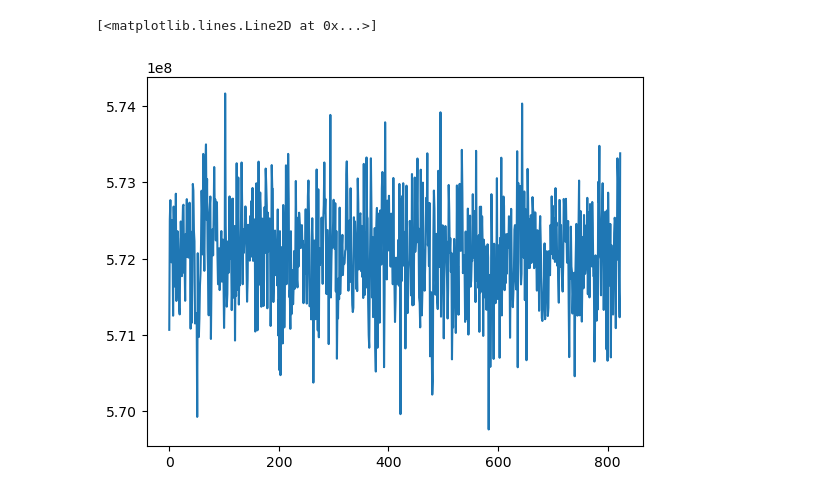
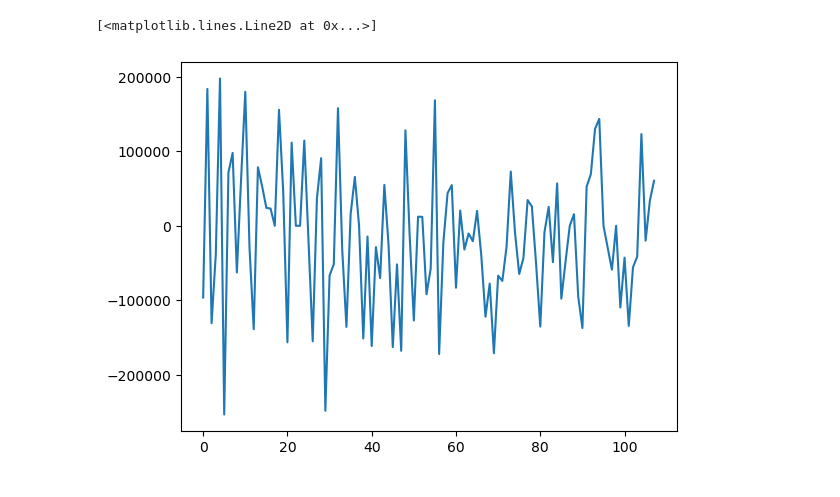
Before and after one commit to lusee-night/uncrater, a Jupyter notebook: calib_test.ipynb, the cells around one changed output. Cells and saved outputs as stored; diff of their text form; code cells hidden in the pictures.

Commit message:
calib weights, calib fixes

```diff
--- a/calib_test.ipynb
+++ b/calib_test.ipynb
@@ -45,0 +24,9 @@ Reading  session_calibrator/cdi_output/00083_0213.bin
+# %%
+C = uc.Collection("session_calibrator/cdi_output")
+C.cut_to_hello()
+
+Cd = uc.Collection("session_calibrator_+20/cdi_output")
+Cd.cut_to_hello()
+plt.plot(C.cd_drift[200:])
+plt.plot(Cd.cd_drift[200:])
+C.cd_drift[200:].std(),Cd.cd_drift[200:].std()
@@ -67,5 +114,5 @@ plt.plot(C.cd_drift[200:1200]/alpha_to_pdrift)
 # %%
-plt.plot (C.cd_powertop2[200:])
+plt.plot(C.calib_gphase[0,20:128])
 # %% [output]
 [<matplotlib.lines.Line2D at 0x...>]
-[figure, old version]
+[figure, new version]
```
Also changed, not shown: parts of 49 cells of this notebook, 6 other files.
